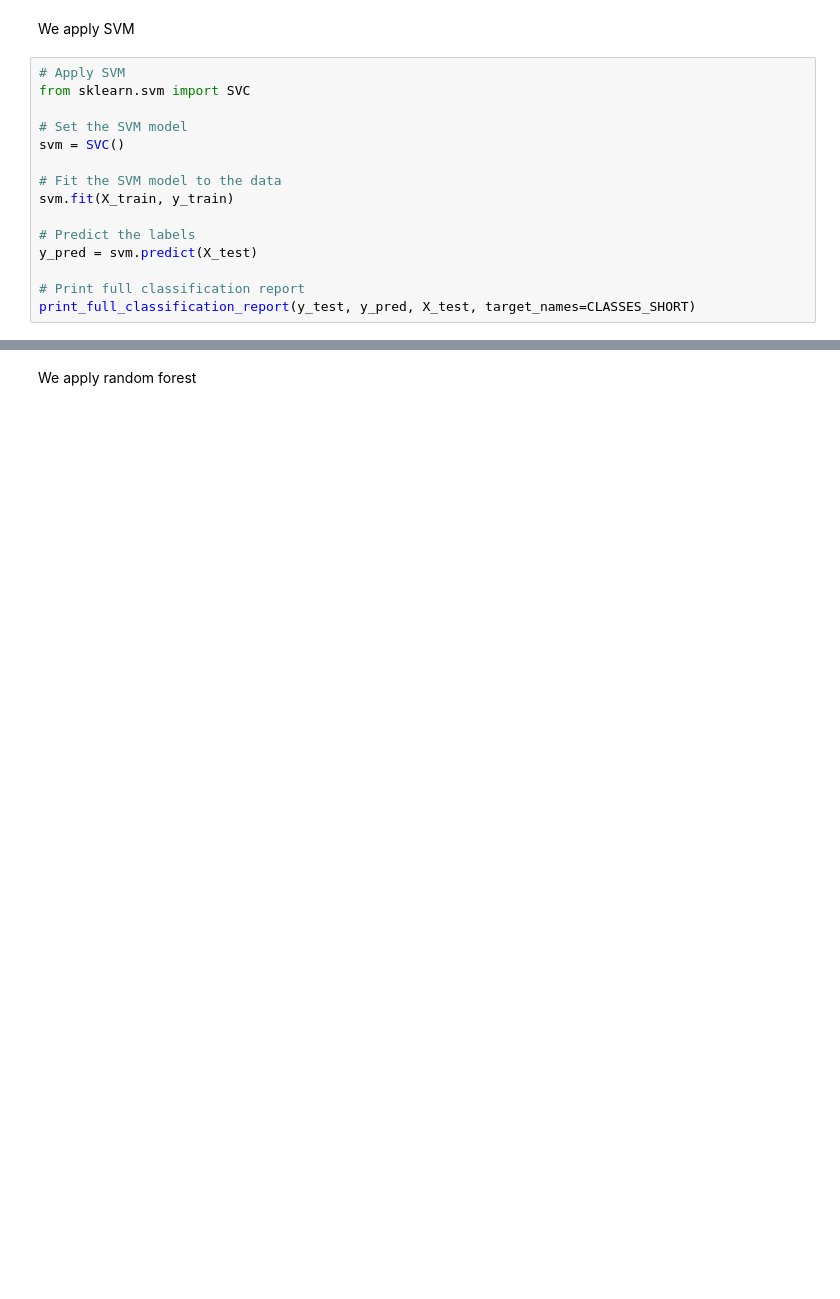
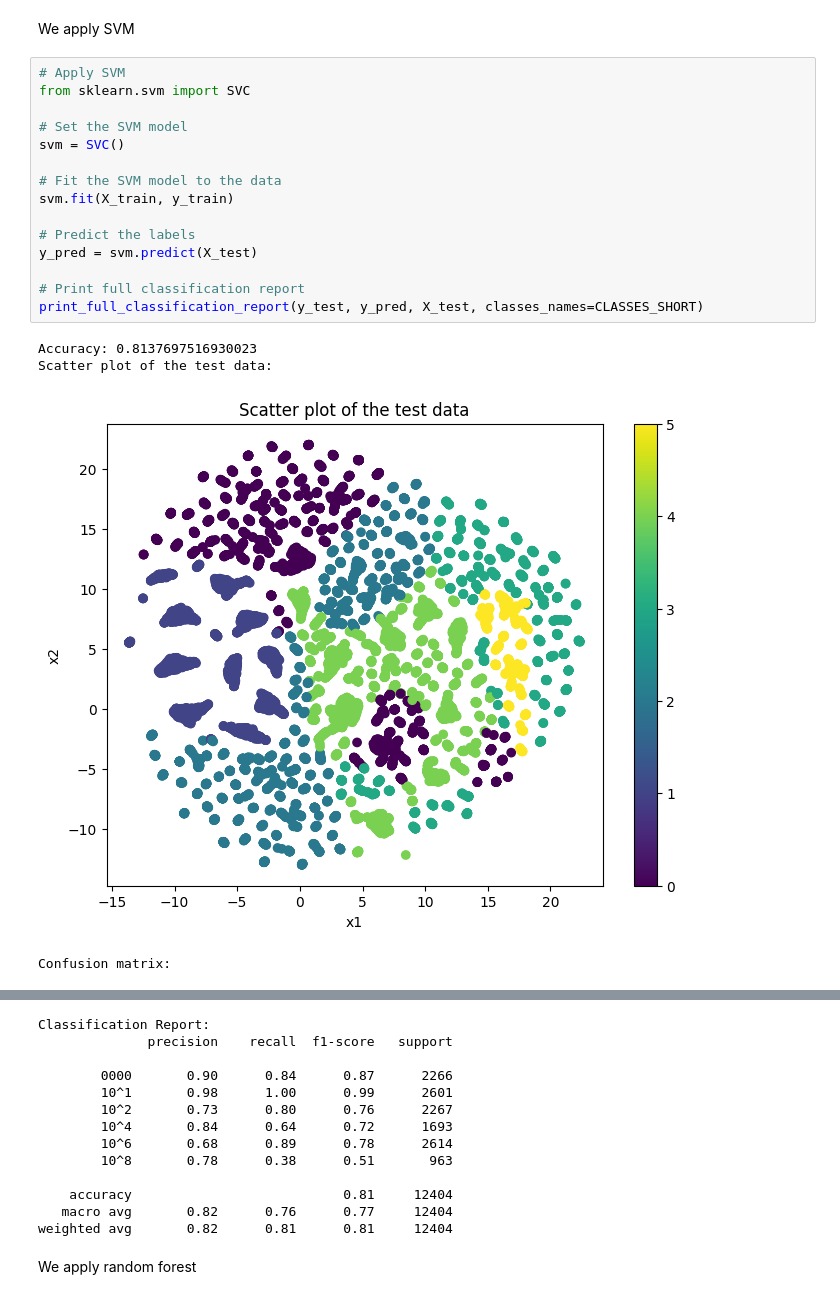
Before and after one commit to Frollamma/progetto-piccialli, a Jupyter notebook: main.ipynb, the cells around one changed output, grey strips where cells are left out. Saved outputs shown, nothing was run; the diff lists cells and outputs as text; blank space fills up the shorter version.

```diff
--- a/main.ipynb
+++ b/main.ipynb
@@ -886,15 +880,20 @@ We apply SVM
 # %%
 # Apply SVM
 from sklearn.svm import SVC
 
 # Set the SVM model
 svm = SVC()
 
 # Fit the SVM model to the data
 svm.fit(X_train, y_train)
 
 # Predict the labels
 y_pred = svm.predict(X_test)
 
 # Print full classification report
-print_full_classification_report(y_test, y_pred, X_test, target_names=CLASSES_SHORT)
+print_full_classification_report(y_test, y_pred, X_test, classes_names=CLASSES_SHORT)
+# %% [output]
+Accuracy: 0.8137697516930023
+Scatter plot of the test data:
+[figure, added]
+Confusion matrix:
@@ -901,3 +901,16 @@ print_full_classification_report(y_test, y_pred, X_test, target_names=CLASSES_SH
+Classification Report:
+              precision    recall  f1-score   support
+
+        0000       0.90      0.84      0.87      2266
+        10^1       0.98      1.00      0.99      2601
+        10^2       0.73      0.80      0.76      2267
+        10^4       0.84      0.64      0.72      1693
+        10^6       0.68      0.89      0.78      2614
+        10^8       0.78      0.38      0.51       963
+
+    accuracy                           0.81     12404
+   macro avg       0.82      0.76      0.77     12404
+weighted avg       0.82      0.81      0.81     12404
 # %% [markdown]
 We apply random forest
 # %%
```
Also changed, not shown: parts of 40 cells of this notebook, 52 other files.
